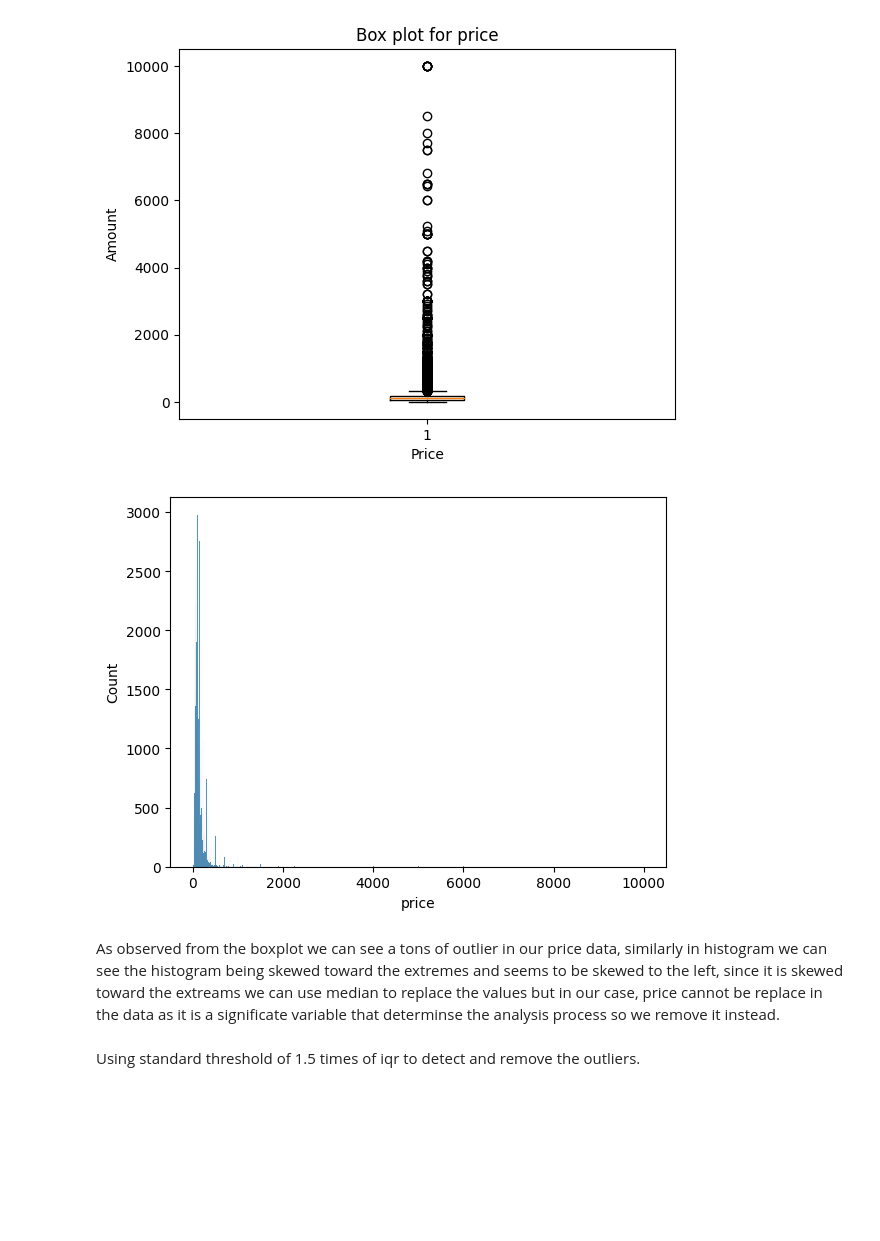
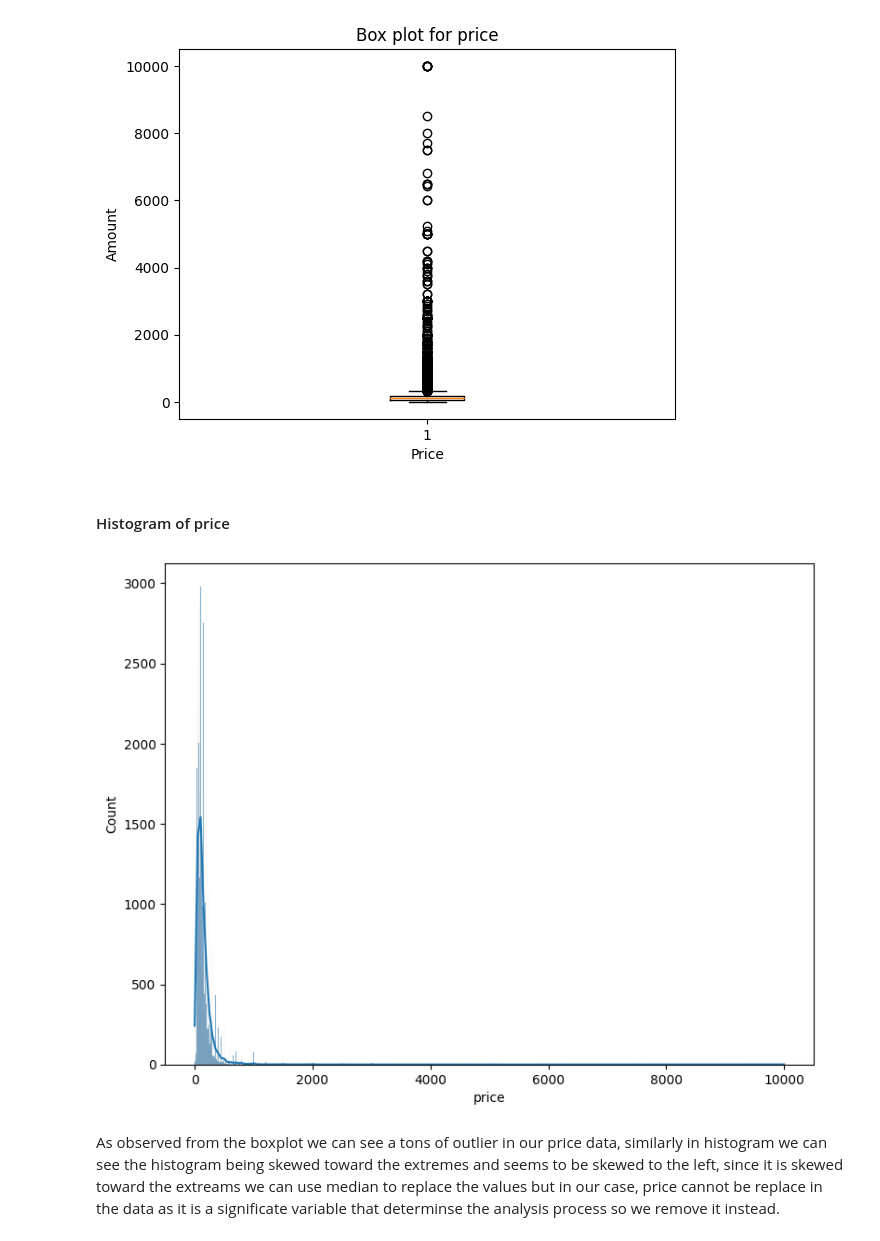
Before and after one commit to aaiml/CSCN8000-lab-submissions, a Jupyter notebook: students-submissions/8889436/lab2.ipynb, the cells around one changed output. Cells and saved outputs as stored; diff of their text form; code cells hidden in the pictures; blank space fills up the shorter version.

```diff
--- a/students-submissions/8889436/lab2.ipynb
+++ b/students-submissions/8889436/lab2.ipynb
@@ -293,10 +299,13 @@ plt.title('Box plot for price')
 # %% [output]
 Text(0.5, 1.0, 'Box plot for price')
 [figure]
+# %% [markdown]
+#### Histogram of price
 # %%
-sns.histplot(df_airbnb.price)
+fig = plt.figure(figsize=(9,7))
+sns.histplot(df_airbnb.price, kde=True)
 plt.show()
 # %% [output]
-[figure, old version]
+[figure, new version]
 # %% [markdown]
 As observed from the boxplot we can see a tons of outlier in our price data, similarly in histogram we can see the histogram being skewed toward the extremes and seems to be skewed to the left, since it is skewed toward the extreams we can use median to replace the values but in our case, price cannot be replace in the data as it is a significate variable that determinse the analysis process so we remove it instead.
@@ -308,2 +311,0 @@ iqr = q3 -q1
-# %% [markdown]
-Using standard threshold of 1.5 times of iqr to detect and remove the outliers.
```
Also changed, not shown: parts of 19 cells of this notebook.
